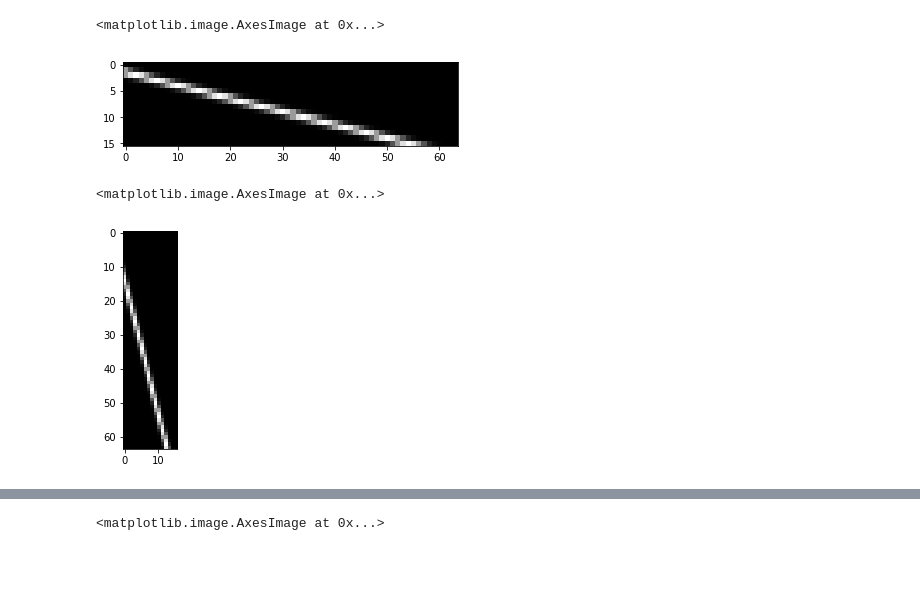
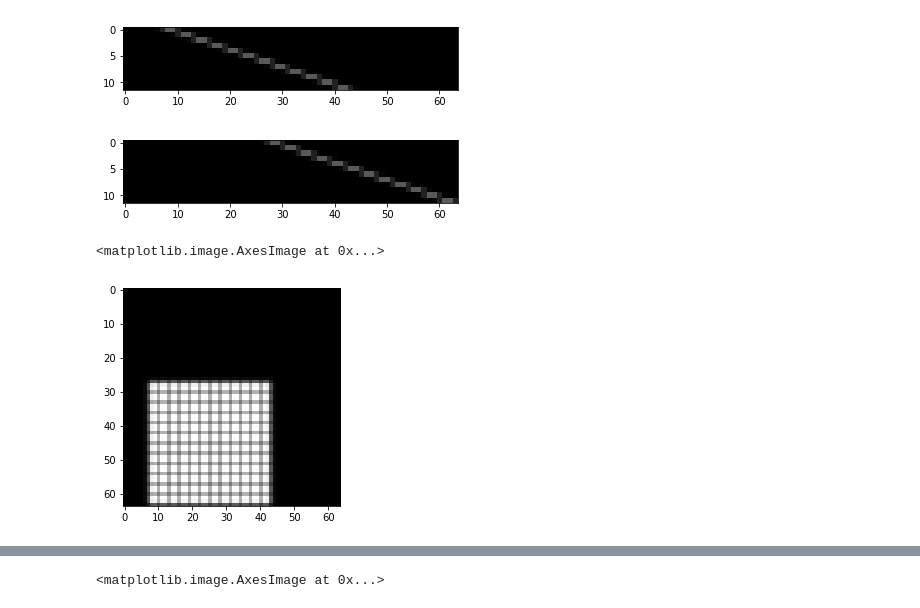
Before and after one commit to indraastra/cadl-work, a Jupyter notebook: 3_draw_art/Filterbanks.ipynb, the cells around one changed output, grey strips where cells are left out. Cells and saved outputs as stored; diff of their text form; code cells hidden in the pictures; blank space fills up the shorter version.

```diff
--- a/3_draw_art/Filterbanks.ipynb
+++ b/3_draw_art/Filterbanks.ipynb
@@ -9,23 +12,29 @@ from scipy.stats import norm
 # %%
-N = 16
+N = 12
 A = 64
 B = 64
 g_x = 28
 g_y = 48
-delta = 4
-sigma = 2
+delta = 3
+sigma = 1
 # %%
 mu_x = g_x + (np.arange(N) - N / 2 - .5) * delta
 mu_y = g_y + (np.arange(N) - N / 2 - .5) * delta
 F_x = np.fromfunction(lambda i, a: np.exp(-(a - mu_x[i])**2/(2*sigma**2)), (N, A), dtype=int)
 F_y = np.fromfunction(lambda j, b: np.exp(-(b - mu_y[j])**2/(2*sigma**2)), (N, A), dtype=int)
+# %%
+F_x = F_x / (F_x.sum(axis=1)[:, np.newaxis])
+F_y = F_y / (F_y.sum(axis=1)[:, np.newaxis])
+# %%
+greyplot(F_x)
+# %% [output]
+[figure, added]
+# %%
+greyplot(F_y)
+# %% [output]
+[figure, added]
 # %%
-plt.imshow(F_x, cmap='gray')
+plt.imshow(F_y.T.dot(np.ones((N, N))/N).dot(F_x), cmap='gray')
 # %% [output]
 <matplotlib.image.AxesImage at 0x...>
-[figure, old version]
+[figure, new version]
-# %%
-plt.imshow(F_y.T, cmap='gray')
-# %% [output]
-<matplotlib.image.AxesImage at 0x...>
-[figure, removed]
```
Also changed, not shown: parts of 4 cells of this notebook.
